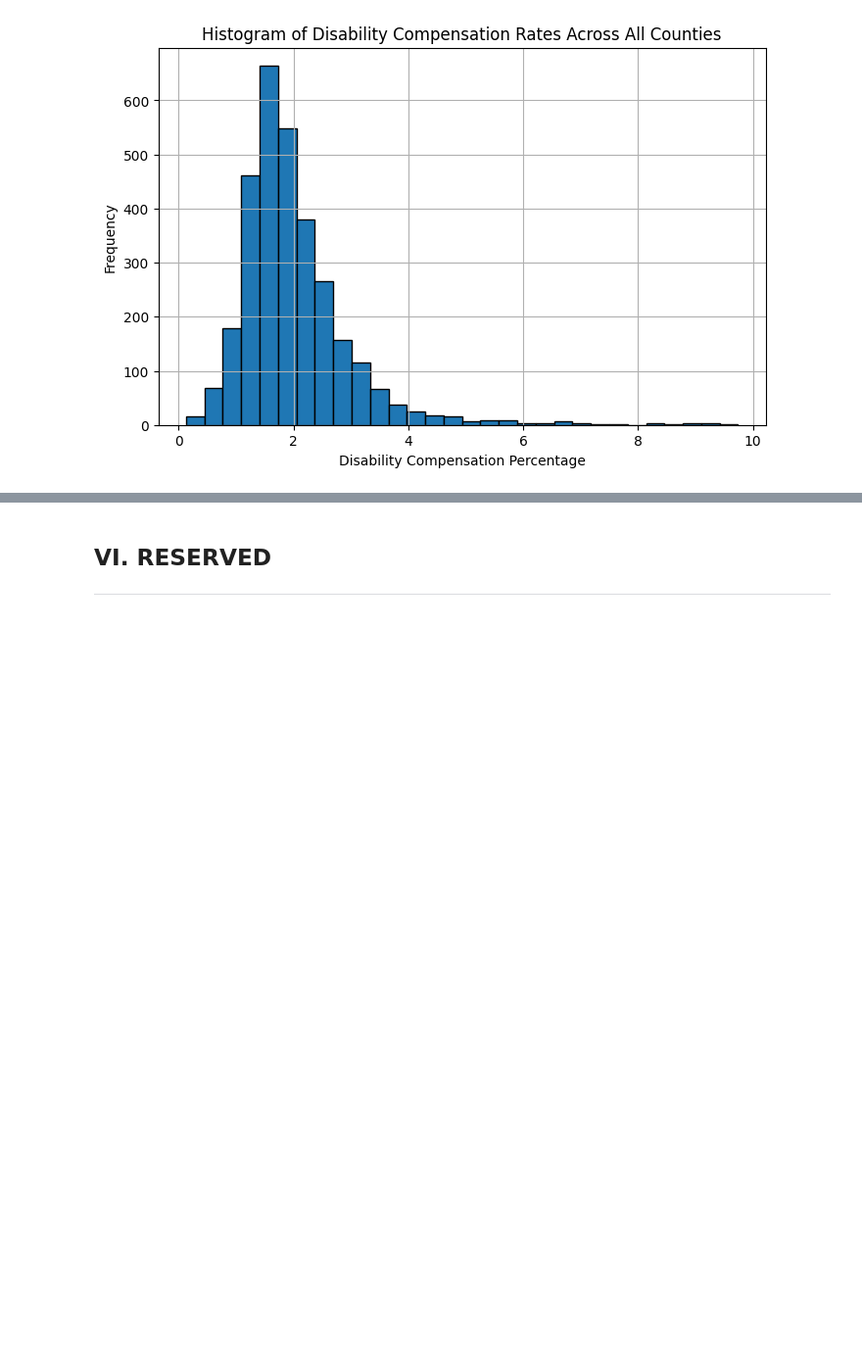
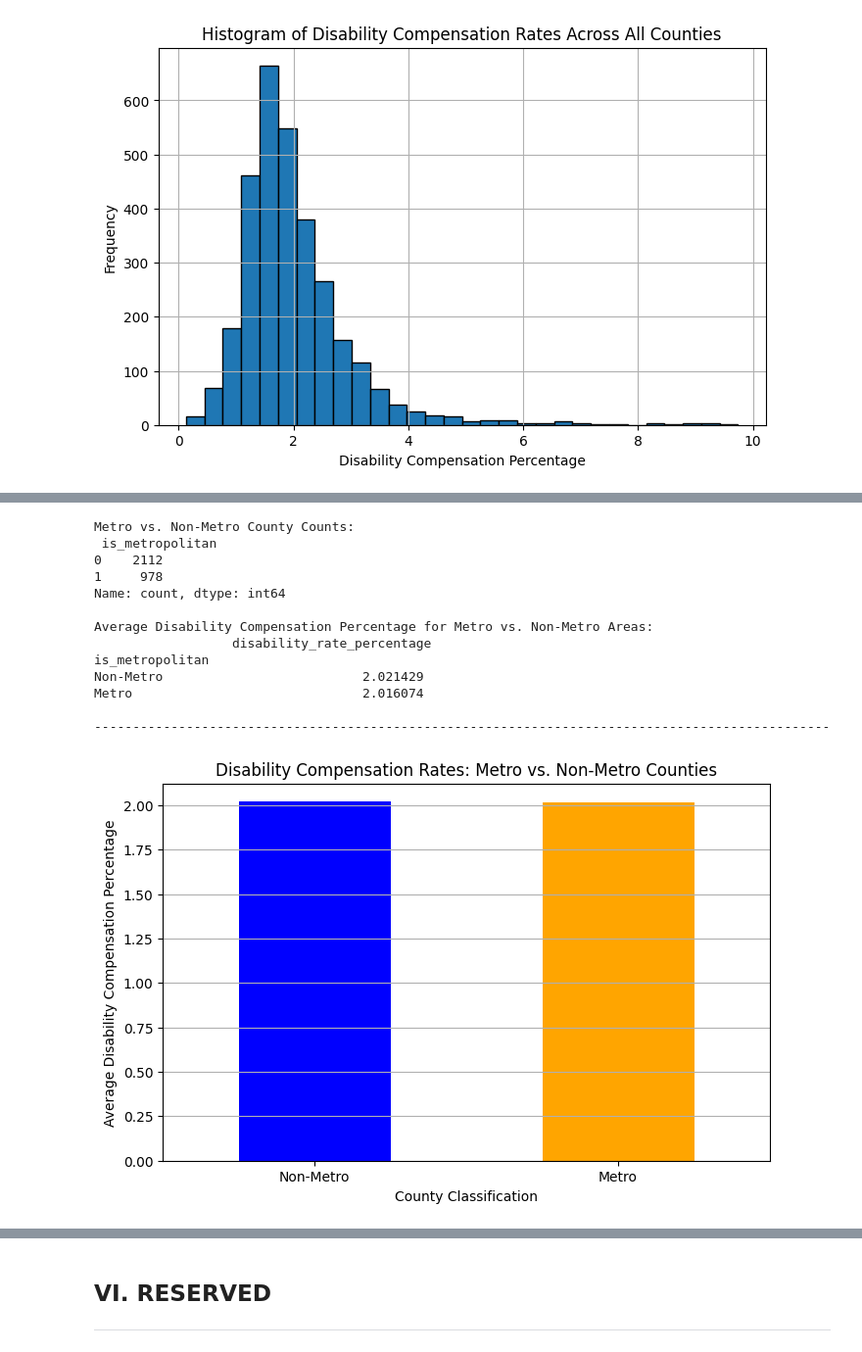
Before and after one commit to Data-Git-Hub/datafun-06-eda, a Jupyter notebook: Data-Git-Hub_eda.ipynb, the cells around one changed output, grey strips where cells are left out. Shown at 98% size. Saved outputs shown, nothing was run; the diff lists cells and outputs as text; code cells hidden in the pictures; blank space fills up the shorter version.

```diff
--- a/Data-Git-Hub_eda.ipynb
+++ b/Data-Git-Hub_eda.ipynb
@@ -694,0 +710,55 @@ plt.show()
+# %%
+
+# Ensure we're working on a copy to avoid SettingWithCopyWarning
+merged_complete = merged_complete.copy()
+
+# -------------------------------
+# 1. Create the Metro/Non-Metro Classification
+# -------------------------------
+
+# Correctly classify counties: 1 for Metro (>=50,000 population), 0 for Non-Metro (<50,000 population)
+merged_complete.loc[:, 'is_metropolitan'] = (merged_complete['2023'] >= 50000).astype(int)
+
+# Verify counts to ensure correct classification
+metro_count = merged_complete['is_metropolitan'].value_counts()
+print("Metro vs. Non-Metro County Counts:\n", metro_count, "\n")
+
+# -------------------------------
+# 2. Compare Disability Compensation Rates by Metro/Non-Metro Areas
+# -------------------------------
+
+# Compute the **weighted average** of disability compensation percentage by Metro/Non-Metro classification
+metro_comparison = merged_complete.groupby('is_metropolitan').agg({
+    'disability_rate_percentage': 'mean'  # Compute the mean disability rate percentage
+}).rename(index={0: 'Non-Metro', 1: 'Metro'})
+
+# Verify calculated averages
+print("Average Disability Compensation Percentage for Metro vs. Non-Metro Areas:\n", metro_comparison, "\n")
+print("------------------------------------------------------------------------------------------------ ")
+
+# -------------------------------
+# 3. Visualize the Results
+# -------------------------------
+plt.figure(figsize=(8, 5))
+metro_comparison['disability_rate_percentage'].plot(kind='bar', color=['blue', 'orange'])
+plt.xticks(rotation=0)
+plt.xlabel("County Classification")
+plt.ylabel("Average Disability Compensation Percentage")
+plt.title("Disability Compensation Rates: Metro vs. Non-Metro Counties")
+plt.grid(axis="y")
+plt.show()
+# %% [output]
+Metro vs. Non-Metro County Counts:
+ is_metropolitan
+0    2112
+1     978
+Name: count, dtype: int64
+
+Average Disability Compensation Percentage for Metro vs. Non-Metro Areas:
+                  disability_rate_percentage
+is_metropolitan
+Non-Metro                          2.021429
+Metro                              2.016074
+
+------------------------------------------------------------------------------------------------
+[figure, added]
```
Also changed, not shown: parts of 9 cells of this notebook.
